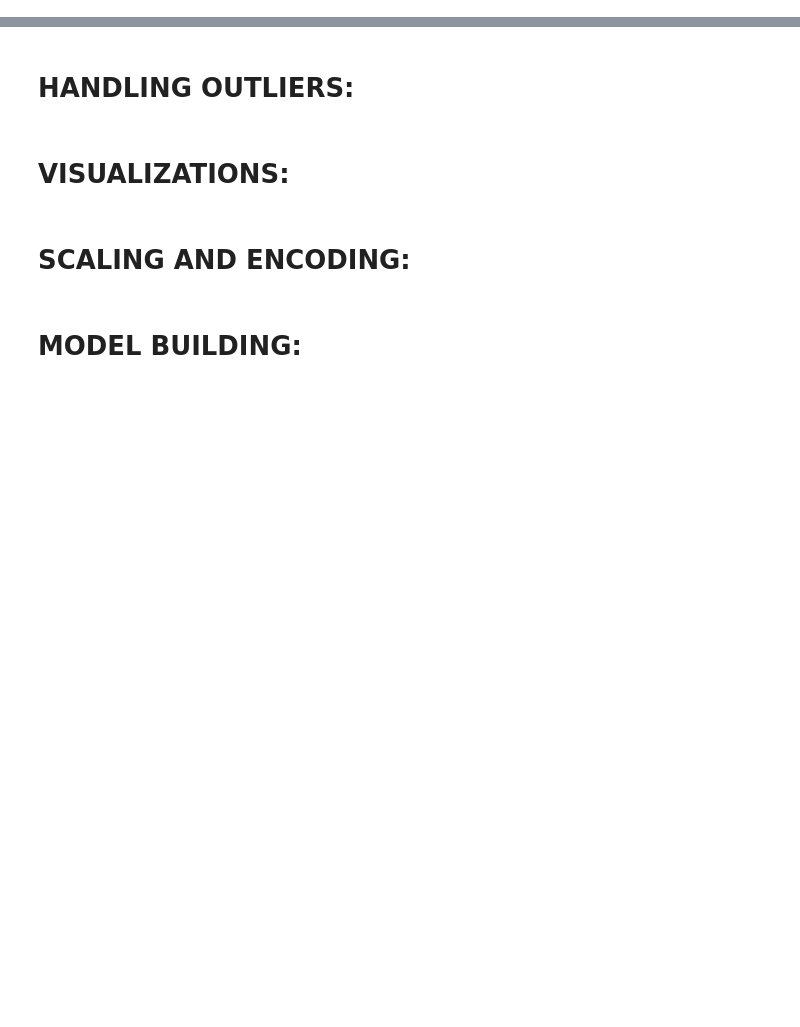
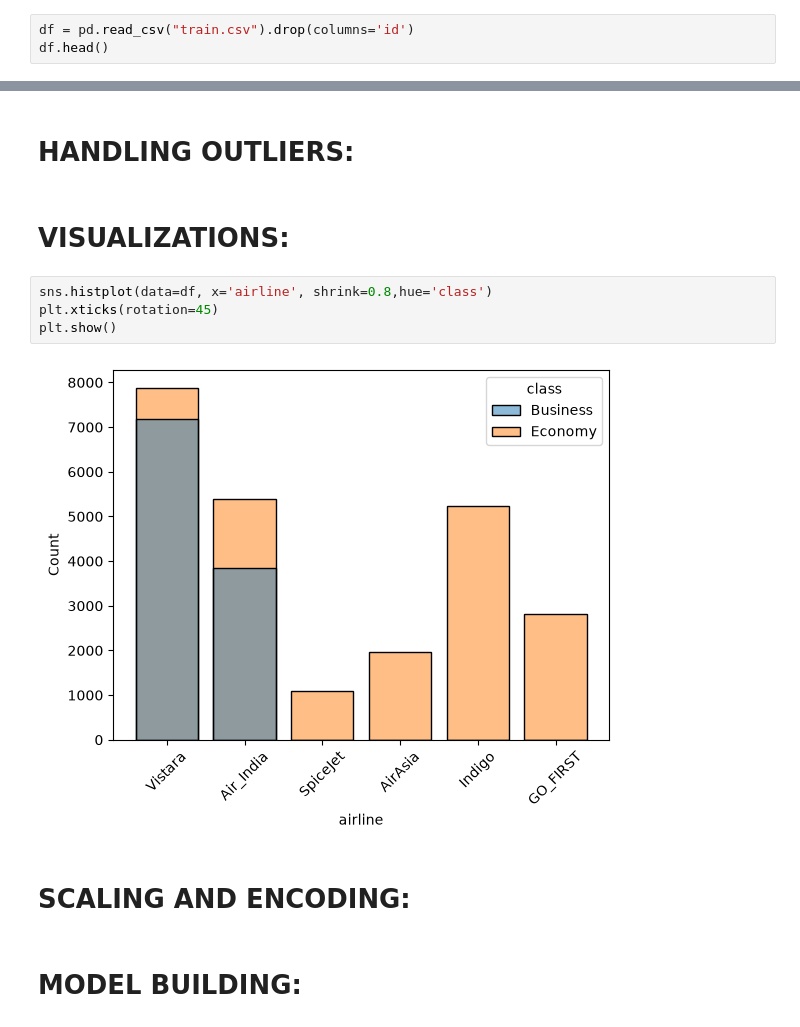
Before and after one commit to harshini-sudharsan/Kaggle_Assignment1, a Jupyter notebook: models.ipynb, the cells around one changed output, grey strips where cells are left out. Cells and saved outputs as stored; diff of their text form; blank space fills up the shorter version.

```diff
--- a/models.ipynb
+++ b/models.ipynb
@@ -9,0 +10,3 @@ import matplotlib.pyplot as plt
+# %%
+df = pd.read_csv("train.csv").drop(columns='id')
+df.head()
@@ -19,6 +106,12 @@ import matplotlib.pyplot as plt
 # HANDLING OUTLIERS:
 # %% [markdown]
 # VISUALIZATIONS:
+# %%
+sns.histplot(data=df, x='airline', shrink=0.8,hue='class')
+plt.xticks(rotation=45)
+plt.show()
+# %% [output]
+[figure, added]
 # %% [markdown]
 # SCALING AND ENCODING:
 # %% [markdown]
```
Also changed, not shown: parts of 10 cells of this notebook.
